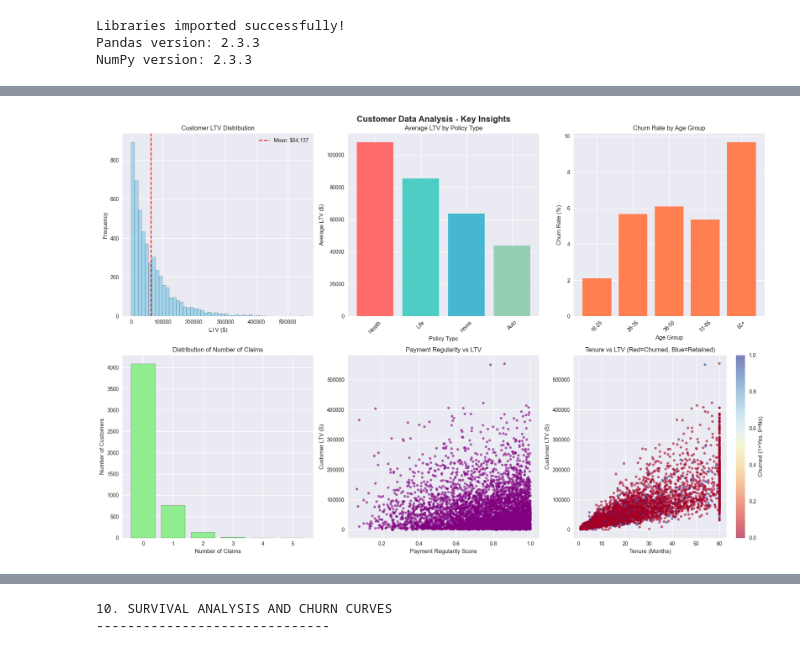
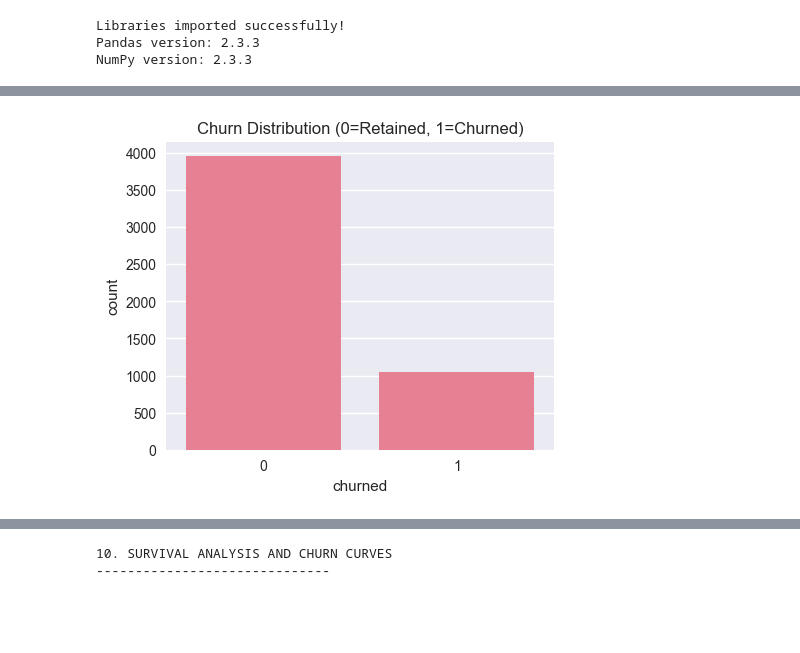
Before and after one commit to ghsaberr/agentic-customer-lifetime-value-prediction, a Jupyter notebook: agentic-customer-lifetime-value-prediction.ipynb, the cells around one changed output, grey strips where cells are left out. Drawn from its saved outputs; the diff is of its cells as text; code cells hidden in the pictures; blank space fills up the shorter version.

```diff
--- a/agentic-customer-lifetime-value-prediction.ipynb
+++ b/agentic-customer-lifetime-value-prediction.ipynb
@@ -110,7 +110,7 @@ def generate_insurance_dataset_realistic_v2(
         np.random.randint(0, max_days.values, n_customers), unit="D"
     )
     policy_end_dates = policy_start_dates + pd.to_timedelta(tenure_months * 30, unit="D")
-    policy_end_dates = policy_end_dates.clip(upper=end)
+    policy_end_dates = pd.Series(policy_end_dates).clip(upper=end)
 
     # --- Payment behavior
     payment_freq = np.random.choice(["Monthly", "Quarterly", "Annual"], n_customers, p=[0.6, 0.25, 0.15])
@@ -149,12 +149,12 @@ def generate_insurance_dataset_realistic_v2(
 
     # --- Last claim date (bounded between start & end)
     has_claims = num_claims > 0
-    last_claim_date = np.full(n_customers, pd.NaT, dtype="datetime64[ns]")
+    last_claim_date = np.full(n_customers, np.datetime64('NaT'), dtype="datetime64[ns]")
     last_claim_date[has_claims] = (
         policy_end_dates[has_claims] - pd.to_timedelta(np.random.exponential(180, has_claims.sum()), unit="D")
     )
     last_claim_date = pd.to_datetime(last_claim_date)
-    last_claim_date = last_claim_date.clip(lower=policy_start_dates, upper=policy_end_dates)
+    last_claim_date = pd.Series(last_claim_date).clip(lower=policy_start_dates, upper=policy_end_dates)
 
     # --- Customer Lifetime Value (controlled)
     expected_value = premium_amount * (tenure_months / 12)
@@ -431,0 +460,9 @@ def generate_document_corpus_v2(
+# %%
+# Generate synthetic datasets
+customers_df, metadata = generate_insurance_dataset_realistic_v2(return_metadata=True)
+docs_df = generate_document_corpus_v2(customers_df=customers_df, n_docs=80)
+
+print(" Data loaded successfully.")
+print(f"Customers: {len(customers_df):,} | Docs: {len(docs_df):,}")
+display(customers_df.head(3))
+display(docs_df.head(3))
@@ -495,65 +519,7 @@ churned
 # %%
-# Data Visualization
-import matplotlib.pyplot as plt
-
-print("\n9. CREATING VISUALIZATIONS")
-print("-" * 30)
-
-# Set up the plotting area
-fig, axes = plt.subplots(2, 3, figsize=(18, 12))
-fig.suptitle('Customer Data Analysis - Key Insights', fontsize=16, fontweight='bold')
-
-# 1. LTV Distribution
-axes[0, 0].hist(customer_data['customer_ltv'], bins=50, alpha=0.7, color='skyblue', edgecolor='black')
-axes[0, 0].set_title('Customer LTV Distribution')
-axes[0, 0].set_xlabel('LTV ($)')
-axes[0, 0].set_ylabel('Frequency')
-axes[0, 0].axvline(customer_data['customer_ltv'].mean(), color='red', linestyle='--',
-                   label=f'Mean: ${customer_data["customer_ltv"].mean():,.0f}')
-axes[0, 0].legend()
-
-# 2. LTV by Policy Type
-policy_ltv = customer_data.groupby('policy_type')['customer_ltv'].mean().sort_values(ascending=False)
-axes[0, 1].bar(policy_ltv.index, policy_ltv.values, color=['#FF6B6B', '#4ECDC4', '#45B7D1', '#96CEB4'])
-axes[0, 1].set_title('Average LTV by Policy Type')
-axes[0, 1].set_xlabel('Policy Type')
-axes[0, 1].set_ylabel('Average LTV ($)')
-axes[0, 1].tick_params(axis='x', rotation=45)
-
-# 3. Churn Rate by Age Group
-customer_data['age_group'] = pd.cut(customer_data['age'], bins=[0, 25, 35, 50, 65, 100],
-                                   labels=['18-25', '26-35', '36-50', '51-65', '65+'])
-churn_by_age = customer_data.groupby('age_group')['churned'].mean() * 100
-axes[0, 2].bar(churn_by_age.index, churn_by_age.values, color='coral')
-axes[0, 2].set_title('Churn Rate by Age Group')
-axes[0, 2].set_xlabel('Age Group')
-axes[0, 2].set_ylabel('Churn Rate (%)')
-axes[0, 2].tick_params(axis='x', rotation=45)
-
-# 4. Claims Distribution
-claims_dist = customer_data['num_claims'].value_counts().sort_index()
-axes[1, 0].bar(claims_dist.index, claims_dist.values, color='lightgreen', edgecolor='black')
-axes[1, 0].set_title('Distribution of Number of Claims')
-axes[1, 0].set_xlabel('Number of Claims')
-axes[1, 0].set_ylabel('Number of Customers')
-
-# 5. Payment Regularity vs LTV
-axes[1, 1].scatter(customer_data['payment_regularity'], customer_data['customer_ltv'],
-                   alpha=0.6, color='purple', s=20)
-axes[1, 1].set_title('Payment Regularity vs LTV')
-axes[1, 1].set_xlabel('Payment Regularity Score')
-axes[1, 1].set_ylabel('Customer LTV ($)')
-
-# 6. Tenure vs LTV (colored by churn status)
-scatter = axes[1, 2].scatter(customer_data['tenure_months'], customer_data['customer_ltv'],
-                            c=customer_data['churned'], cmap='RdYlBu', alpha=0.6, s=20)
-axes[1, 2].set_title('Tenure vs LTV (Red=Churned, Blue=Retained)')
-axes[1, 2].set_xlabel('Tenure (Months)')
-axes[1, 2].set_ylabel('Customer LTV ($)')
-plt.colorbar(scatter, ax=axes[1, 2], label='Churned (1=Yes, 0=No)')
-
-plt.tight_layout()
+# Retention and churn overview
+plt.figure(figsize=(5,4))
+sns.countplot(x="churned", data=customers_df)
+plt.title("Churn Distribution (0=Retained, 1=Churned)")
 plt.show()
-
-print("Visualizations created successfully!")
 # %% [output]
@@ -562 +526 @@ print("Visualizations created successfully!")
-[figure, old version]
+[figure, new version]
```
Also changed, not shown: parts of 14 cells of this notebook.
